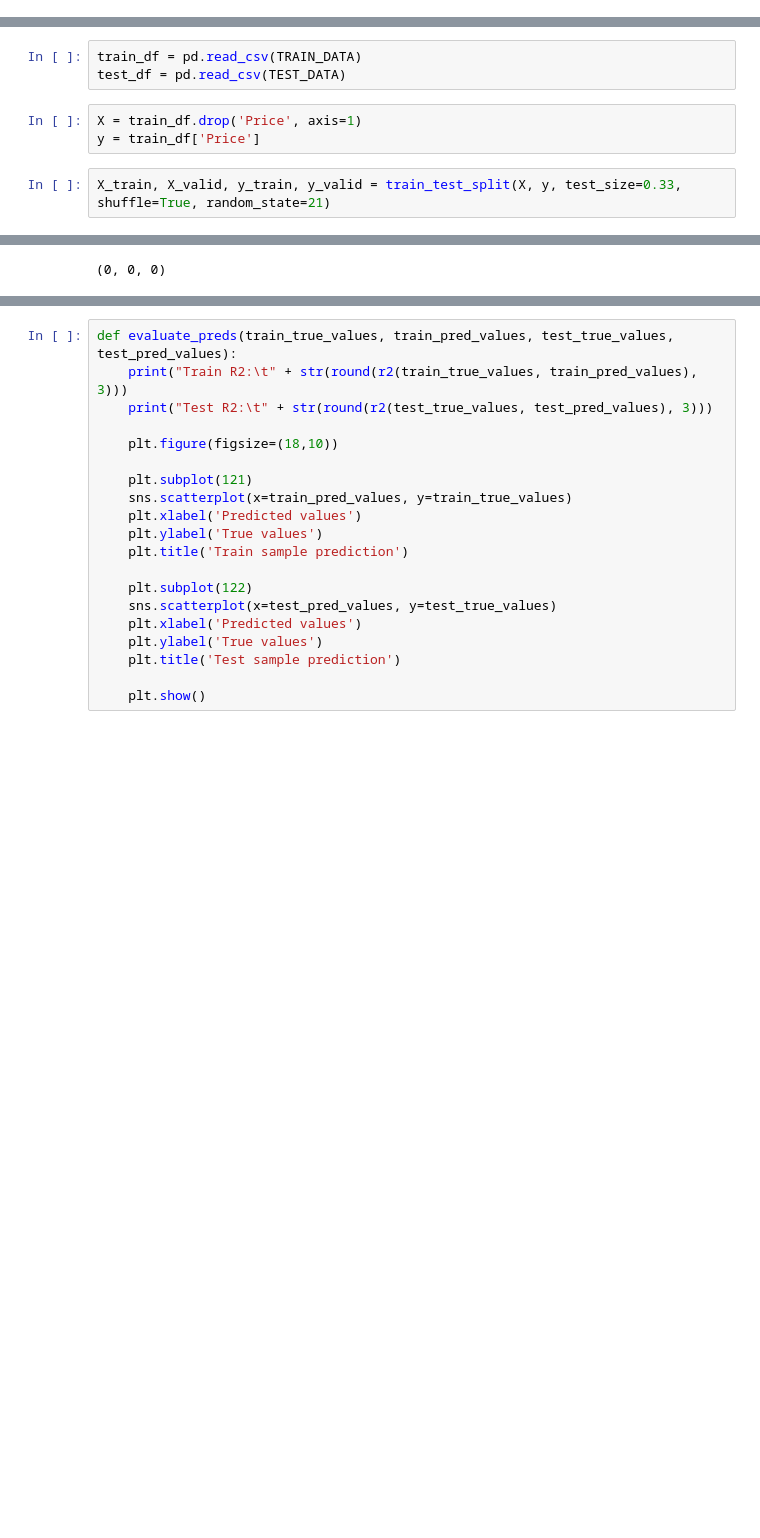
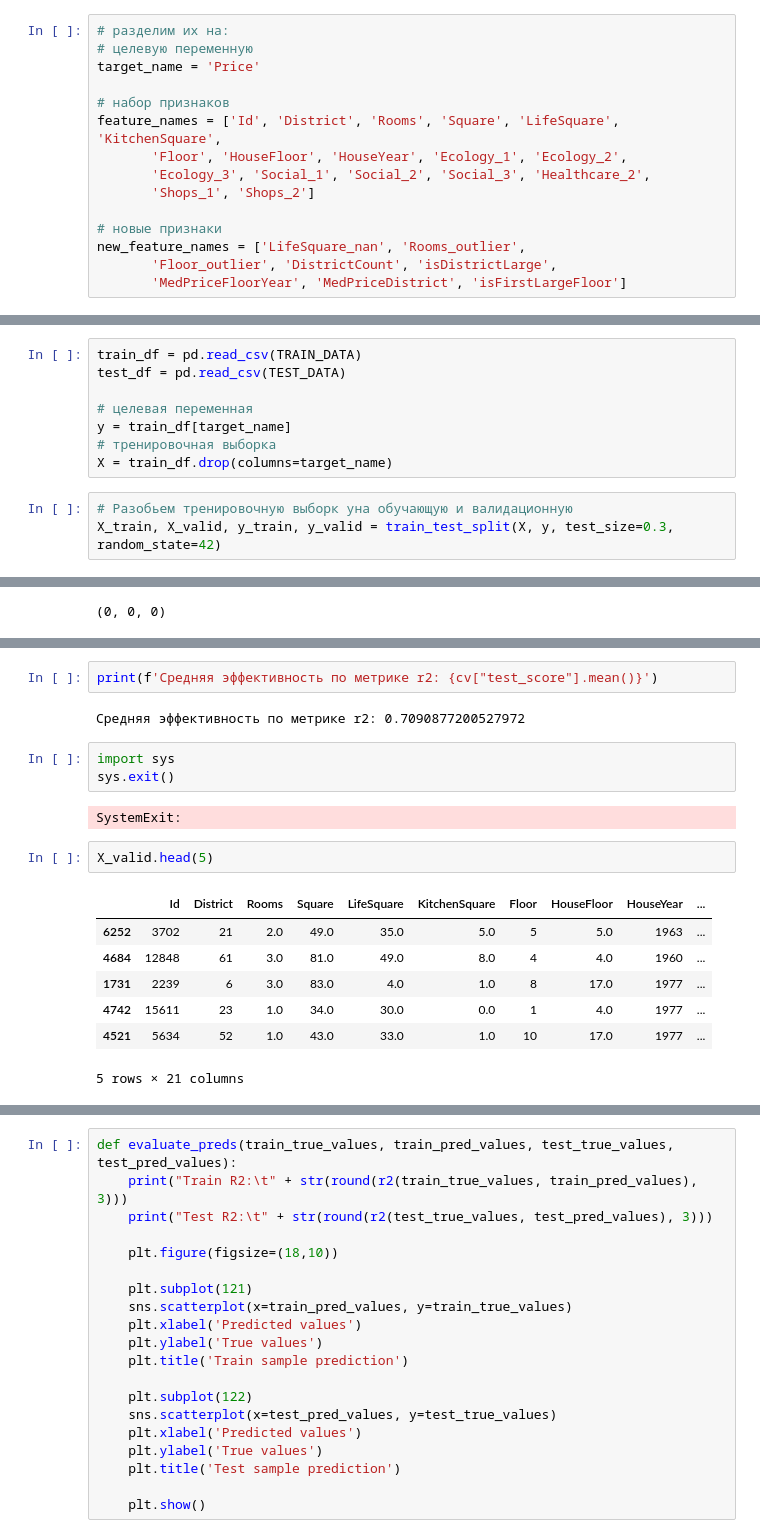
Before and after one commit to pamaxpower/PyLib, a Jupyter notebook: Course_project/cp.ipynb, the cells around one changed output, grey strips where cells are left out. Drawn from its saved outputs; the diff is of its cells as text; blank space fills up the shorter version.

```diff
--- a/Course_project/cp.ipynb
+++ b/Course_project/cp.ipynb
@@ -1184,0 +1370,15 @@ class FeatureGenetator():
+# %%
+# разделим их на:
+# целевую переменную
+target_name = 'Price'
+
+# набор признаков
+feature_names = ['Id', 'District', 'Rooms', 'Square', 'LifeSquare', 'KitchenSquare',
+       'Floor', 'HouseFloor', 'HouseYear', 'Ecology_1', 'Ecology_2',
+       'Ecology_3', 'Social_1', 'Social_2', 'Social_3', 'Healthcare_2',
+       'Shops_1', 'Shops_2']
+
+# новые признаки
+new_feature_names = ['LifeSquare_nan', 'Rooms_outlier',
+       'Floor_outlier', 'DistrictCount', 'isDistrictLarge',
+       'MedPriceFloorYear', 'MedPriceDistrict', 'isFirstLargeFloor']
@@ -1185,9 +1389,12 @@ class FeatureGenetator():
 # %%
 train_df = pd.read_csv(TRAIN_DATA)
 test_df = pd.read_csv(TEST_DATA)
+
+# целевая переменная
+y = train_df[target_name]
+# тренировочная выборка
+X = train_df.drop(columns=target_name)
-# %%
-X = train_df.drop('Price', axis=1)
-y = train_df['Price']
 # %%
-X_train, X_valid, y_train, y_valid = train_test_split(X, y, test_size=0.33, shuffle=True, random_state=21)
+# Разобьем тренировочную выборк уна обучающую и валидационную
+X_train, X_valid, y_train, y_valid = train_test_split(X, y, test_size=0.3, random_state=42)
 # %%
@@ -1218,0 +1449,19 @@ X_train.isna().sum().sum(), X_valid.isna().sum().sum(), test_df.isna().sum().sum
+# %%
+print(f'Средняя эффективность по метрике r2: {cv["test_score"].mean()}')
+# %% [output]
+Средняя эффективность по метрике r2: 0.7090877200527972
+# %%
+import sys
+sys.exit()
+# %% [output]
+SystemExit:
+# %%
+X_valid.head(5)
+# %% [output]
+|  | Id | District | Rooms | Square | LifeSquare | KitchenSquare | Floor | HouseFloor | HouseYear | ... |
+| 6252 | 3702 | 21 | 2.0 | 49.0 | 35.0 | 5.0 | 5 | 5.0 | 1963 | ... |
+| 4684 | 12848 | 61 | 3.0 | 81.0 | 49.0 | 8.0 | 4 | 4.0 | 1960 | ... |
+| 1731 | 2239 | 6 | 3.0 | 83.0 | 4.0 | 1.0 | 8 | 17.0 | 1977 | ... |
+| 4742 | 15611 | 23 | 1.0 | 34.0 | 30.0 | 0.0 | 1 | 4.0 | 1977 | ... |
+| 4521 | 5634 | 52 | 1.0 | 43.0 | 33.0 | 1.0 | 10 | 17.0 | 1977 | ... |
+5 rows × 21 columns
```
Also changed, not shown: parts of 69 cells of this notebook, 1 other file.
